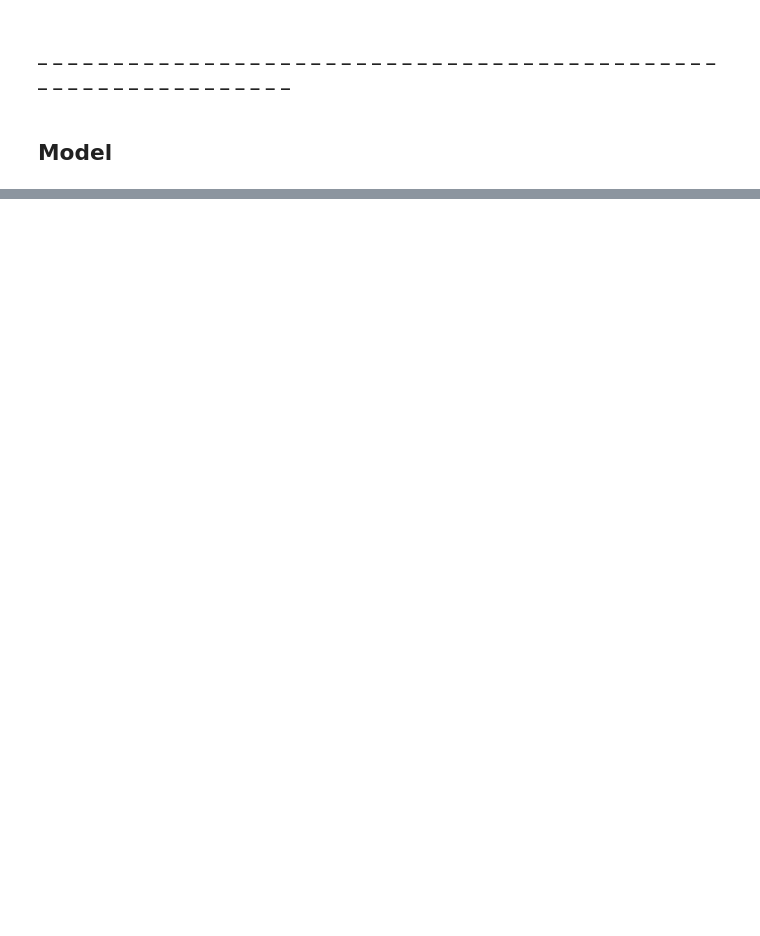
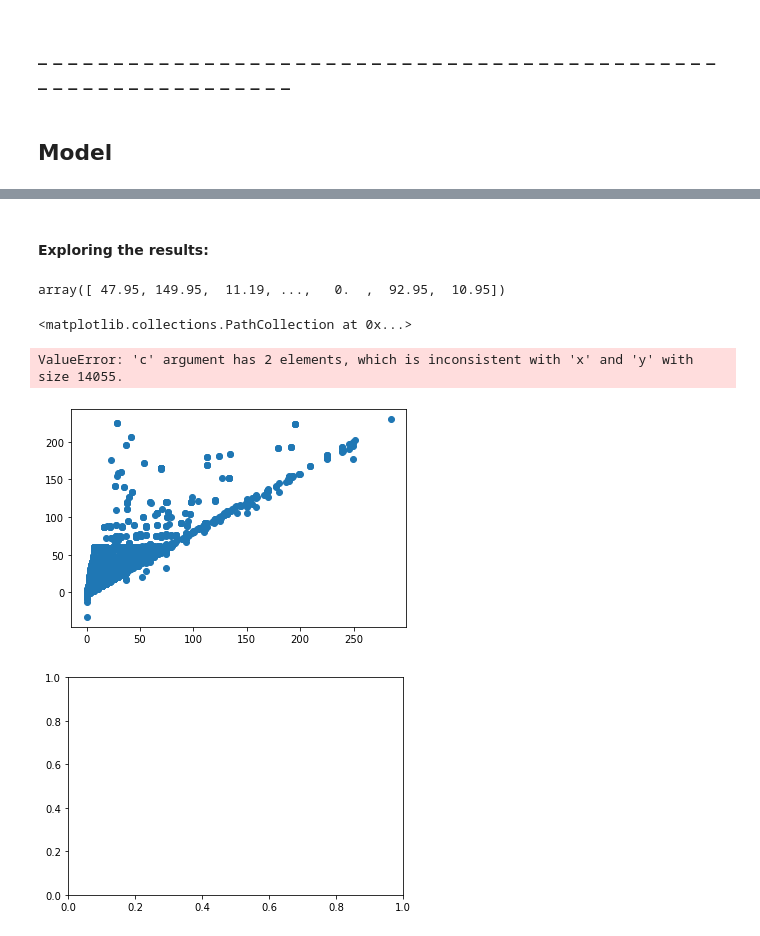
Before and after one commit to YuvalAvishid/Game_Discount_Predictor, a Jupyter notebook: Game_On_Sale.ipynb, the cells around one changed output, grey strips where cells are left out. Drawn from its saved outputs; the diff is of its cells as text; code cells hidden in the pictures; blank space fills up the shorter version.

Commit message:
add model
perform linear regression

```diff
--- a/Game_On_Sale.ipynb
+++ b/Game_On_Sale.ipynb
@@ -1000,0 +1035,3 @@ num_dataset['overall_review'] = factorize_column('overall_review', num_dataset)
+# %%
+def predict_model(trained_model, X_test):
+    return trained_model.predict(X_test)
@@ -1000,0 +1045,8 @@ num_dataset['overall_review'] = factorize_column('overall_review', num_dataset)
+# %%
+test_ratio, rand_state = 0.2, 20
+X_train, X_test, y_train, y_test = split_to_train_and_test(num_dataset, 'price_discount', test_ratio, rand_state)
+# %%
+trained_model = train_model(X_train, y_train)
+# %%
+pred_vals = predict_model(trained_model, X_test)
+y_pred = pd.Series(pred_vals, index=X_test.index)
@@ -1000,0 +1063,15 @@ num_dataset['overall_review'] = factorize_column('overall_review', num_dataset)
+# %% [markdown]
+#### Exploring the results:
+# %%
+y_test.values
+# %% [output]
+array([ 47.95, 149.95,  11.19, ...,   0.  ,  92.95,  10.95])
+# %%
+plt.scatter(y_test.values, y_pred.values)
+
+sns.scatterplot(x = y_test.values, y = 'percentage_positive_total_reviewed', s=7, hue='has_discount', data=new_df)
+# %% [output]
+<matplotlib.collections.PathCollection at 0x...>
+ValueError: 'c' argument has 2 elements, which is inconsistent with 'x' and 'y' with size 14055.
+[figure, added]
+[figure, added]
```
Also changed, not shown: parts of 102 cells of this notebook.
